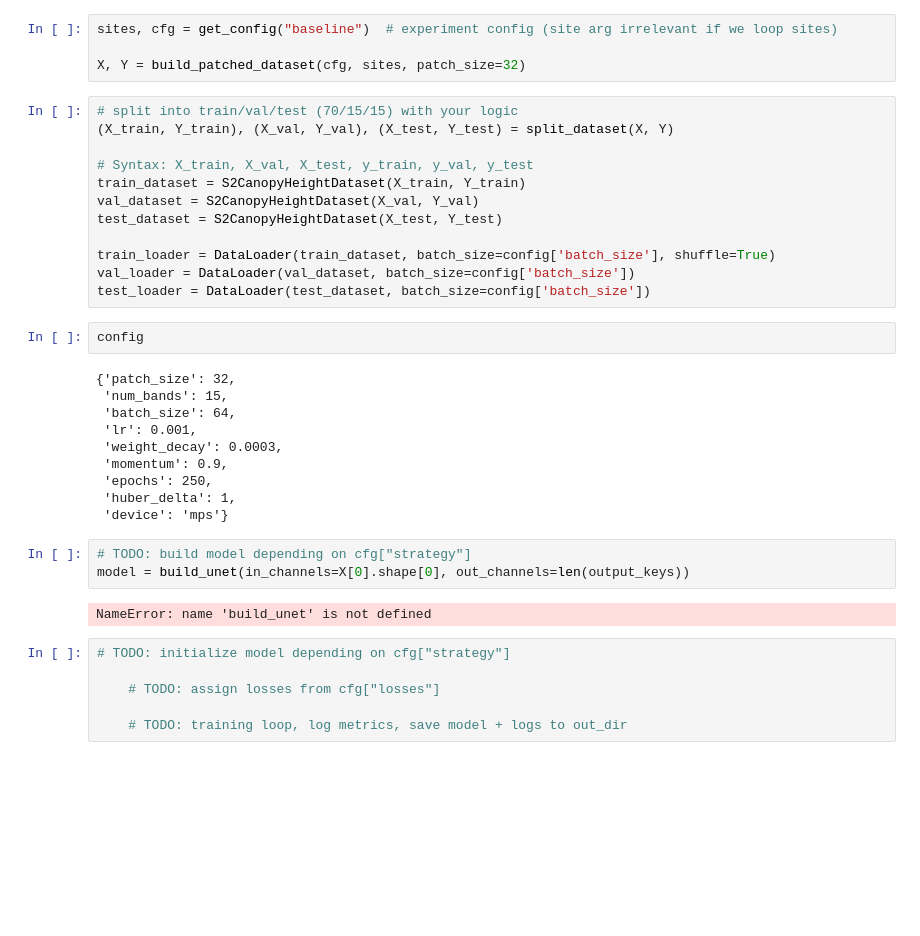
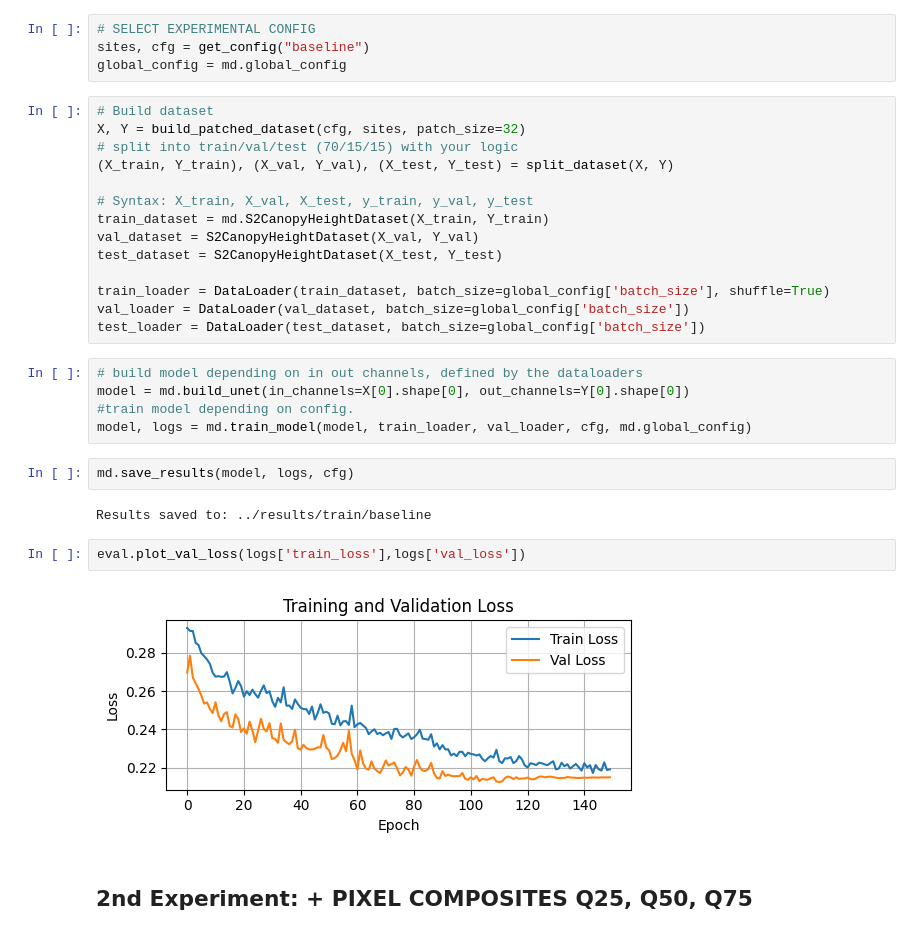
Before and after one commit to fizz-x/TreeHeads, a Jupyter notebook: src/run_main.ipynb, the cells around one changed output. Drawn from its saved outputs; the diff is of its cells as text; blank space fills up the shorter version.

Commit message:
first results of exp 1-6

```diff
--- a/src/run_main.ipynb
+++ b/src/run_main.ipynb
@@ -39,39 +38,33 @@ AttributeError: module 'src.model_loader' has no attribute 'build_unet'
 # %%
-sites, cfg = get_config("baseline")  # experiment config (site arg irrelevant if we loop sites)
-
-X, Y = build_patched_dataset(cfg, sites, patch_size=32)
+# SELECT EXPERIMENTAL CONFIG
+sites, cfg = get_config("baseline")
+global_config = md.global_config
 # %%
+# Build dataset
+X, Y = build_patched_dataset(cfg, sites, patch_size=32)
 # split into train/val/test (70/15/15) with your logic
 (X_train, Y_train), (X_val, Y_val), (X_test, Y_test) = split_dataset(X, Y)
 
 # Syntax: X_train, X_val, X_test, y_train, y_val, y_test
-train_dataset = S2CanopyHeightDataset(X_train, Y_train)
+train_dataset = md.S2CanopyHeightDataset(X_train, Y_train)
 val_dataset = S2CanopyHeightDataset(X_val, Y_val)
 test_dataset = S2CanopyHeightDataset(X_test, Y_test)
 
-train_loader = DataLoader(train_dataset, batch_size=config['batch_size'], shuffle=True)
-val_loader = DataLoader(val_dataset, batch_size=config['batch_size'])
-test_loader = DataLoader(test_dataset, batch_size=config['batch_size'])
+train_loader = DataLoader(train_dataset, batch_size=global_config['batch_size'], shuffle=True)
+val_loader = DataLoader(val_dataset, batch_size=global_config['batch_size'])
+test_loader = DataLoader(test_dataset, batch_size=global_config['batch_size'])
-# %%
-config
-# %% [output]
-{'patch_size': 32,
- 'num_bands': 15,
- 'batch_size': 64,
- 'lr': 0.001,
- 'weight_decay': 0.0003,
- 'momentum': 0.9,
- 'epochs': 250,
- 'huber_delta': 1,
- 'device': 'mps'}
 # %%
-# TODO: build model depending on cfg["strategy"]
-model = build_unet(in_channels=X[0].shape[0], out_channels=len(output_keys))
+# build model depending on in out channels, defined by the dataloaders
+model = md.build_unet(in_channels=X[0].shape[0], out_channels=Y[0].shape[0])
+#train model depending on config.
+model, logs = md.train_model(model, train_loader, val_loader, cfg, md.global_config)
-# %% [output]
-NameError: name 'build_unet' is not defined
-# %%
-# TODO: initialize model depending on cfg["strategy"]
-
-    # TODO: assign losses from cfg["losses"]
-
-    # TODO: training loop, log metrics, save model + logs to out_dir
+# %%
+md.save_results(model, logs, cfg)
+# %% [output]
+Results saved to: ../results/train/baseline
+# %%
+eval.plot_val_loss(logs['train_loss'],logs['val_loss'])
+# %% [output]
+[figure, added]
+# %% [markdown]
+## 2nd Experiment: + PIXEL COMPOSITES Q25, Q50, Q75
```
Also changed, not shown: parts of 23 cells of this notebook, 24 other files.
